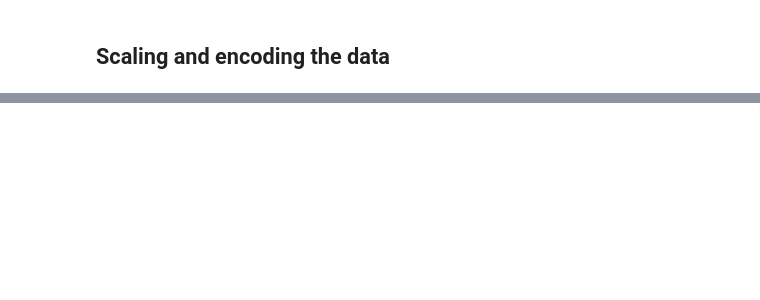
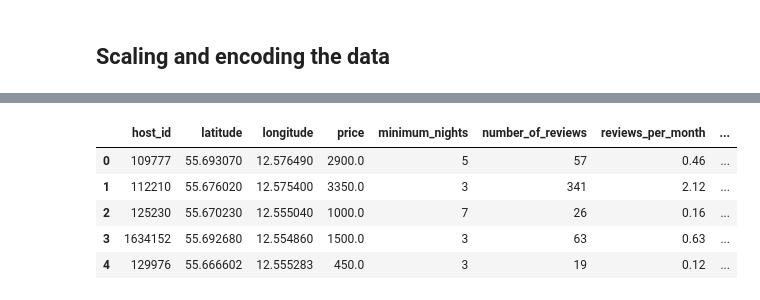
Before and after one commit to aiko-isnt-ded/data-analytics, a Jupyter notebook: notebooks/12cluster_algorithms.ipynb, the cells around one changed output, grey strips where cells are left out. Drawn from its saved outputs; the diff is of its cells as text; code cells hidden in the pictures; blank space fills up the shorter version.

```diff
--- a/notebooks/12cluster_algorithms.ipynb
+++ b/notebooks/12cluster_algorithms.ipynb
@@ -102,0 +184,16 @@ Y = scaler.fit_transform(np.array(df['price']).reshape(-1,1))
+# %%
+# Creating a df with only numeric values
+df_encoded = df.copy()
+df_encoded = df_encoded.drop(columns='neighbourhood')
+df_encoded = df_encoded.drop(columns='room_type')
+df_encoded = df_encoded.drop(columns='property')
+df_encoded = df_encoded.drop(columns='location')
+df_encoded = df_encoded.drop(columns='id')
+df_encoded.head()
+# %% [output]
+|  | host_id | latitude | longitude | price | minimum_nights | number_of_reviews | reviews_per_month | ... |
+| 0 | 109777 | 55.693070 | 12.576490 | 2900.0 | 5 | 57 | 0.46 | ... |
+| 1 | 112210 | 55.676020 | 12.575400 | 3350.0 | 3 | 341 | 2.12 | ... |
+| 2 | 125230 | 55.670230 | 12.555040 | 1000.0 | 7 | 26 | 0.16 | ... |
+| 3 | 1634152 | 55.692680 | 12.554860 | 1500.0 | 3 | 63 | 0.63 | ... |
+| 4 | 129976 | 55.666602 | 12.555283 | 450.0 | 3 | 19 | 0.12 | ... |
```
Also changed, not shown: parts of 25 cells of this notebook.
